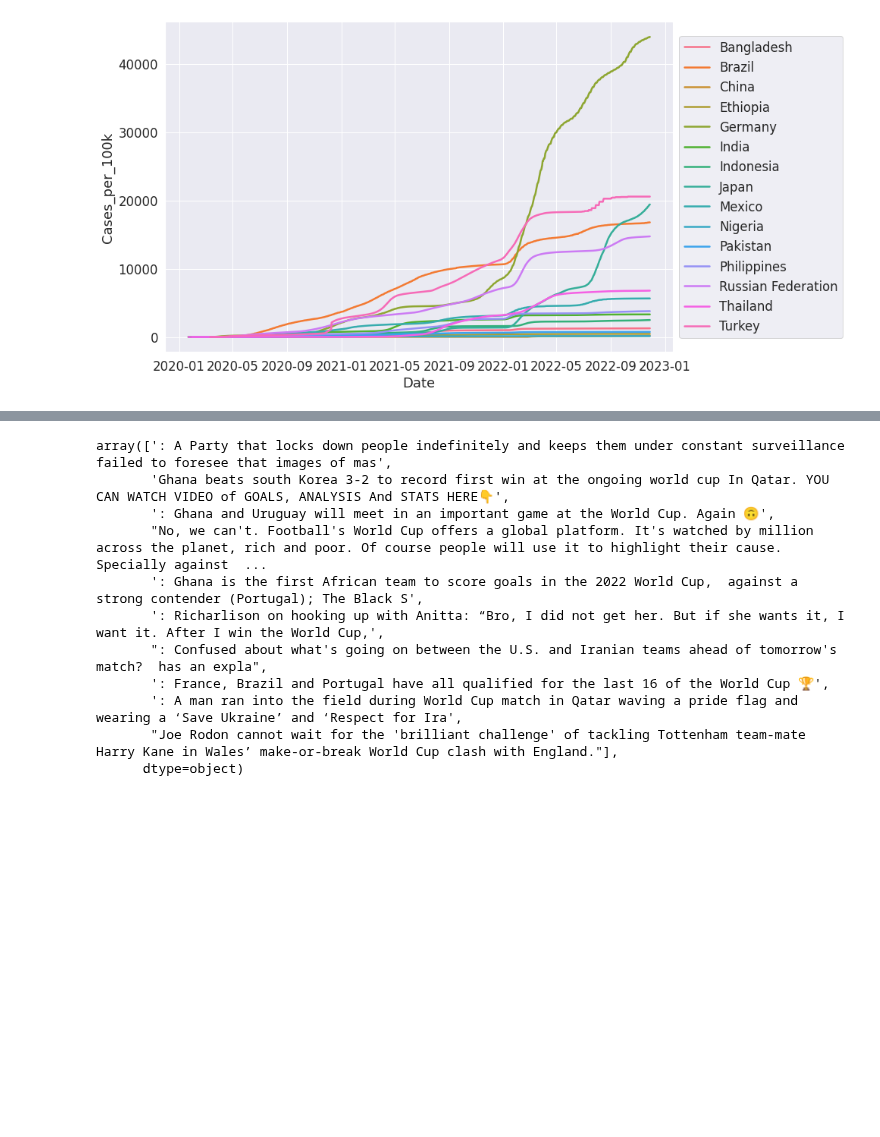
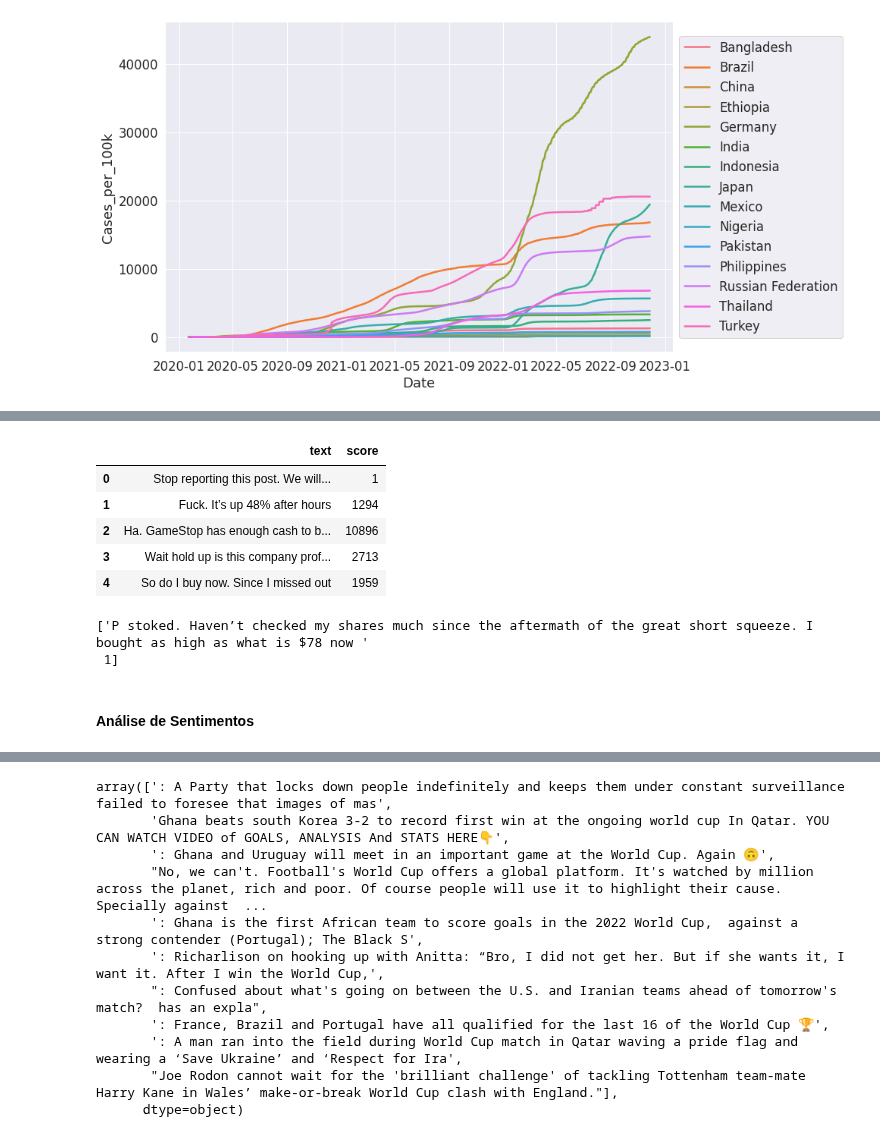
Before and after one commit to CardosoJr/bootcamp, a Jupyter notebook: Labs/Lab 4 - Data Collection.ipynb, the cells around one changed output, grey strips where cells are left out. Drawn from its saved outputs; the diff is of its cells as text; code cells hidden in the pictures; blank space fills up the shorter version.

```diff
--- a/Labs/Lab 4 - Data Collection.ipynb
+++ b/Labs/Lab 4 - Data Collection.ipynb
@@ -367,0 +390,10 @@ ax.legend(loc='center left', bbox_to_anchor=(1, 0.5));
+# %%
+with open(Path("config.yaml"), 'r') as f:
+    config = yaml.safe_load(f)
+
+reddit = praw.Reddit(client_id = config['reddit_client_id'],
+                    client_secret = config['reddit_secret'],
+                    user_agent = config['reddit_user_agent'])
+# %%
+posts = reddit.subreddit('wallstreetbets').search("GME", limit = 10)
+posts = [x for x in posts]
@@ -367,0 +416,8 @@ ax.legend(loc='center left', bbox_to_anchor=(1, 0.5));
+# %%
+post = reddit.submission(url=posts[0].url)
+body = []
+scores = []
+post.comments.replace_more(limit=0)
+for c in post.comments:
+    scores.append(c.score)
+    body.append(c.body)
@@ -367,0 +448,10 @@ ax.legend(loc='center left', bbox_to_anchor=(1, 0.5));
+# %%
+reddit_comments = pd.DataFrame({'text' : body, 'score' : scores})
+reddit_comments.head()
+# %% [output]
+|  | text | score |
+| 0 | Stop reporting this post. We will... | 1 |
+| 1 | Fuck. It’s up 48% after hours | 1294 |
+| 2 | Ha. GameStop has enough cash to b... | 10896 |
+| 3 | Wait hold up is this company prof... | 2713 |
+| 4 | So do I buy now. Since I missed out | 1959 |
@@ -367,0 +500,7 @@ ax.legend(loc='center left', bbox_to_anchor=(1, 0.5));
+# %%
+print(reddit_comments.iloc[-1].values)
+# %% [output]
+['P stoked. Haven’t checked my shares much since the aftermath of the great short squeeze. I bought as high as what is $78 now '
+ 1]
+# %% [markdown]
+#### Análise de Sentimentos
```
Also changed, not shown: parts of 24 cells of this notebook.
